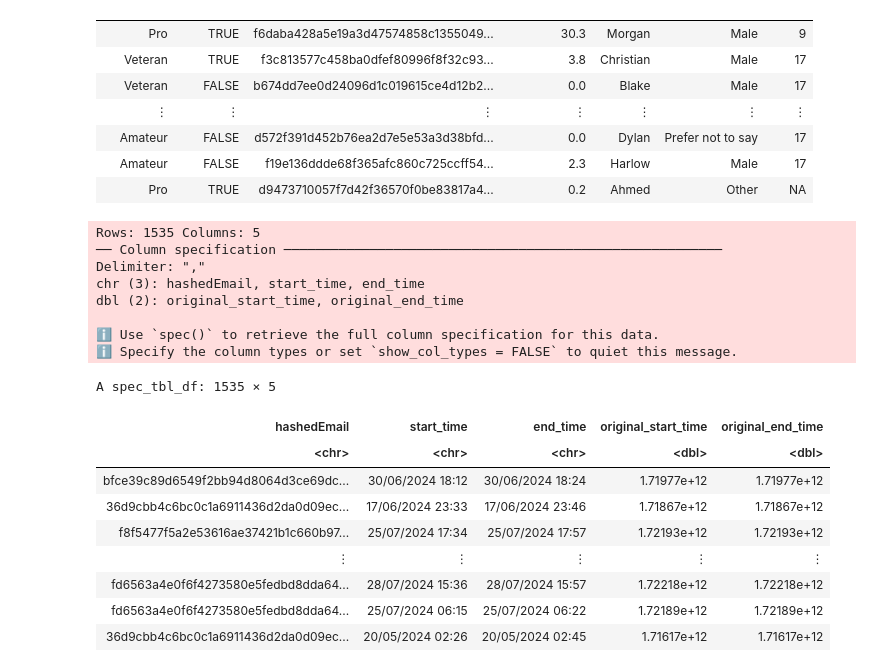
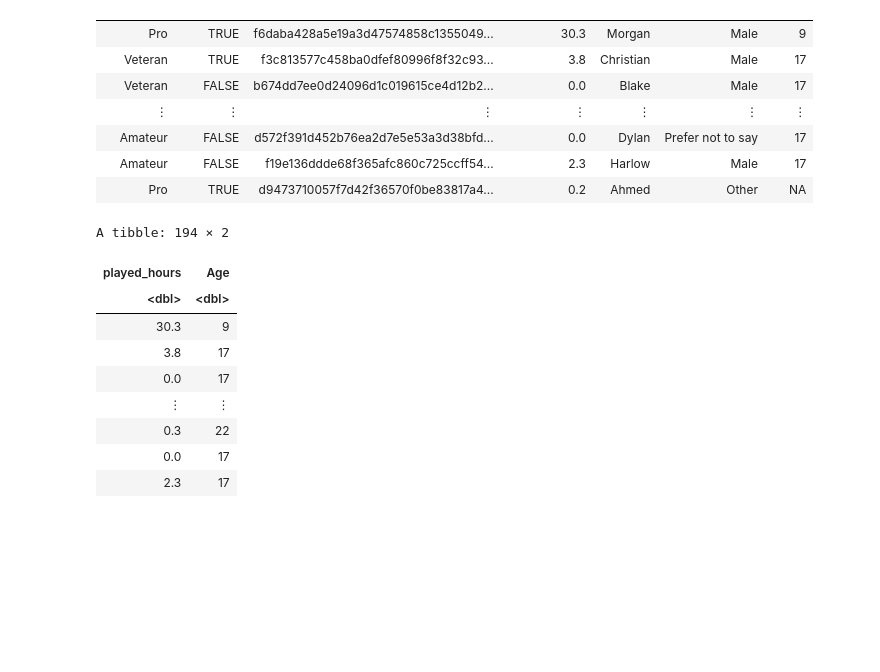
Before and after one commit to tiffyue/dsci_100_project, a Jupyter notebook: tiffany/exploratory_analysis.ipynb, the cells around one changed output. Saved outputs shown, nothing was run; the diff lists cells and outputs as text; code cells hidden in the pictures; blank space fills up the shorter version.

```diff
--- a/tiffany/exploratory_analysis.ipynb
+++ b/tiffany/exploratory_analysis.ipynb
@@ -27,24 +28,26 @@ A spec_tbl_df: 196 × 7
 | Amateur | FALSE | f19e136ddde68f365afc860c725ccff54... | 2.3 | Harlow | Male | 17 |
 | Pro | TRUE | d9473710057f7d42f36570f0be83817a4... | 0.2 | Ahmed | Other | NA |
 # %%
-sessions <- read_csv("https://raw.githubusercontent.com/tiffyue/dsci_100_project/refs/heads/main/data/sessions.csv")
-sessions
+# Wrangling dataset to compensate for missing observations in Age
+players_data <- players |>
+     filter(!is.na(Age))
+
+
+# mean of all the quantitative data (played_hours and Age)
+
+mean_players <- players_data |>
+    select(played_hours, Age)
+
+
+mean_players
 # %% [output]
-Rows: 1535 Columns: 5
-── Column specification ────────────────────────────────────────────────────────
-Delimiter: ","
-chr (3): hashedEmail, start_time, end_time
-dbl (2): original_start_time, original_end_time
-
-ℹ Use `spec()` to retrieve the full column specification for this data.
-ℹ Specify the column types or set `show_col_types = FALSE` to quiet this message.
+A tibble: 194 × 2
-A spec_tbl_df: 1535 × 5
-| hashedEmail | start_time | end_time | original_start_time | original_end_time |
-| <chr> | <chr> | <chr> | <dbl> | <dbl> |
-| bfce39c89d6549f2bb94d8064d3ce69dc... | 30/06/2024 18:12 | 30/06/2024 18:24 | 1.71977e+12 | 1.71977e+12 |
-| 36d9cbb4c6bc0c1a6911436d2da0d09ec... | 17/06/2024 23:33 | 17/06/2024 23:46 | 1.71867e+12 | 1.71867e+12 |
-| f8f5477f5a2e53616ae37421b1c660b97... | 25/07/2024 17:34 | 25/07/2024 17:57 | 1.72193e+12 | 1.72193e+12 |
-| ⋮ | ⋮ | ⋮ | ⋮ | ⋮ |
-| fd6563a4e0f6f4273580e5fedbd8dda64... | 28/07/2024 15:36 | 28/07/2024 15:57 | 1.72218e+12 | 1.72218e+12 |
-| fd6563a4e0f6f4273580e5fedbd8dda64... | 25/07/2024 06:15 | 25/07/2024 06:22 | 1.72189e+12 | 1.72189e+12 |
-| 36d9cbb4c6bc0c1a6911436d2da0d09ec... | 20/05/2024 02:26 | 20/05/2024 02:45 | 1.71617e+12 | 1.71617e+12 |
+| played_hours | Age |
+| <dbl> | <dbl> |
+| 30.3 | 9 |
+| 3.8 | 17 |
+| 0.0 | 17 |
+| ⋮ | ⋮ |
+| 0.3 | 22 |
+| 0.0 | 17 |
+| 2.3 | 17 |
```
Also changed, not shown: parts of 12 cells of this notebook, 3 other files.
